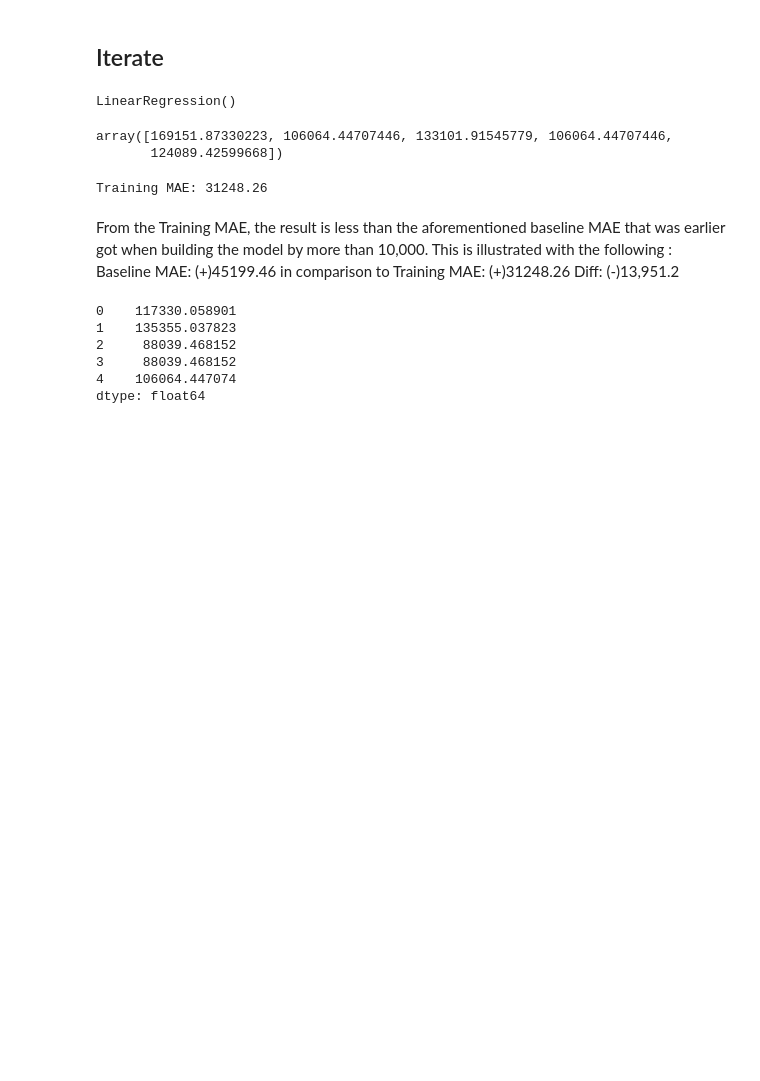
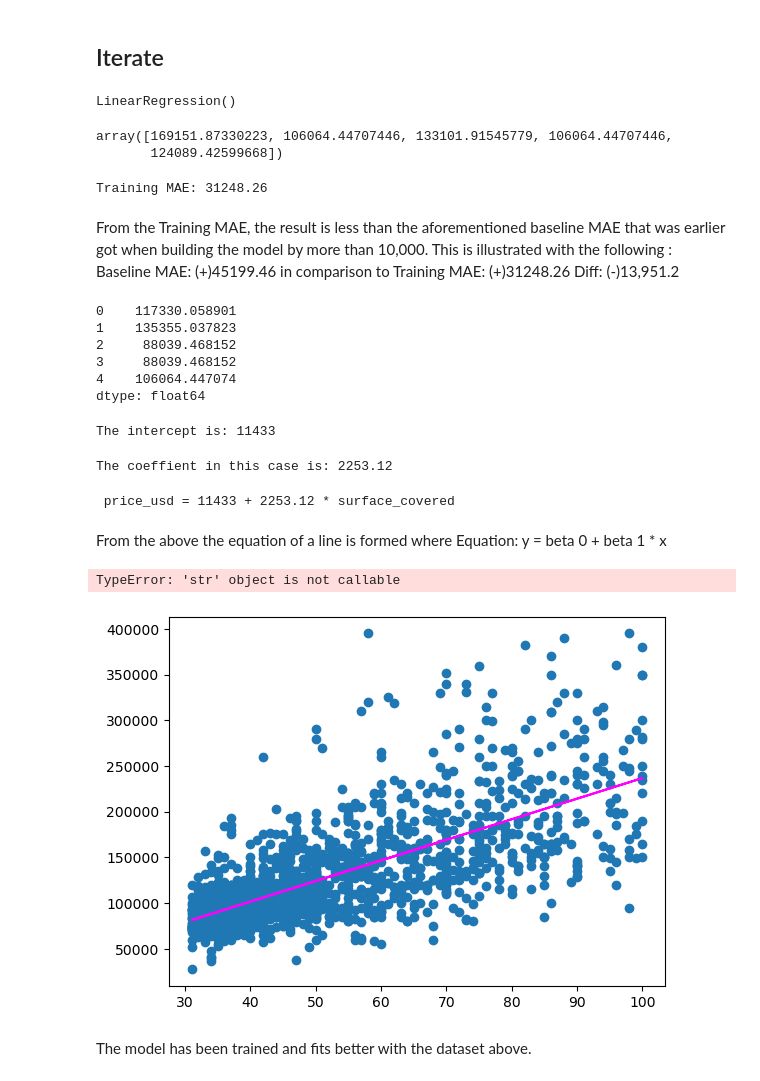
Before and after one commit to kamibrenda/BA_Apartment_LinReg, a Jupyter notebook: Buenos-Aires-Price-Model.ipynb, the cells around one changed output. Drawn from its saved outputs; the diff is of its cells as text; code cells hidden in the pictures; blank space fills up the shorter version.

```diff
--- a/Buenos-Aires-Price-Model.ipynb
+++ b/Buenos-Aires-Price-Model.ipynb
@@ -223,3 +223,37 @@ y_pred_test.head()
 3     88039.468152
 4    106064.447074
 dtype: float64
+# %%
+#Calculate the intercept of the trained model
+intercept = round(model.intercept_)
+print ("The intercept is:", intercept)
+#the assert function is to ensure that a numeric value is generated and should be expected before exec. of the code|
+assert any([isinstance(intercept, int), isinstance(intercept, float)])
+# %% [output]
+The intercept is: 11433
+# %%
+#Calculate the coefficient and rounded up to 2 d.p
+coefficient = round(model.coef_[0], 2)
+print("The coeffient in this case is:", coefficient)
+# %% [output]
+The coeffient in this case is: 2253.12
+# %%
+#Formulating the equation using f string
+print(F" price_usd = {intercept} + {coefficient} * surface_covered")
+# %% [output]
+ price_usd = 11433 + 2253.12 * surface_covered
+# %% [markdown]
+From the above the equation of a line is formed where Equation: y = beta 0 + beta 1 * x
+# %%
+##Create a scatterplot with the trained linear model
+plt.plot(X_train.values, model.predict(X_train), color="Magenta", label="Linear Model")
+plt.scatter(X_train, y_train)
+plt.xlabel("Area [sq meters]")
+plt.ylabel("Price [USD]")
+plt.title("Buenos Aires: Price vs. Area")
+plt.legend();
+# %% [output]
+TypeError: 'str' object is not callable
+[figure, added]
+# %% [markdown]
+The model has been trained and fits better with the dataset above.
```
